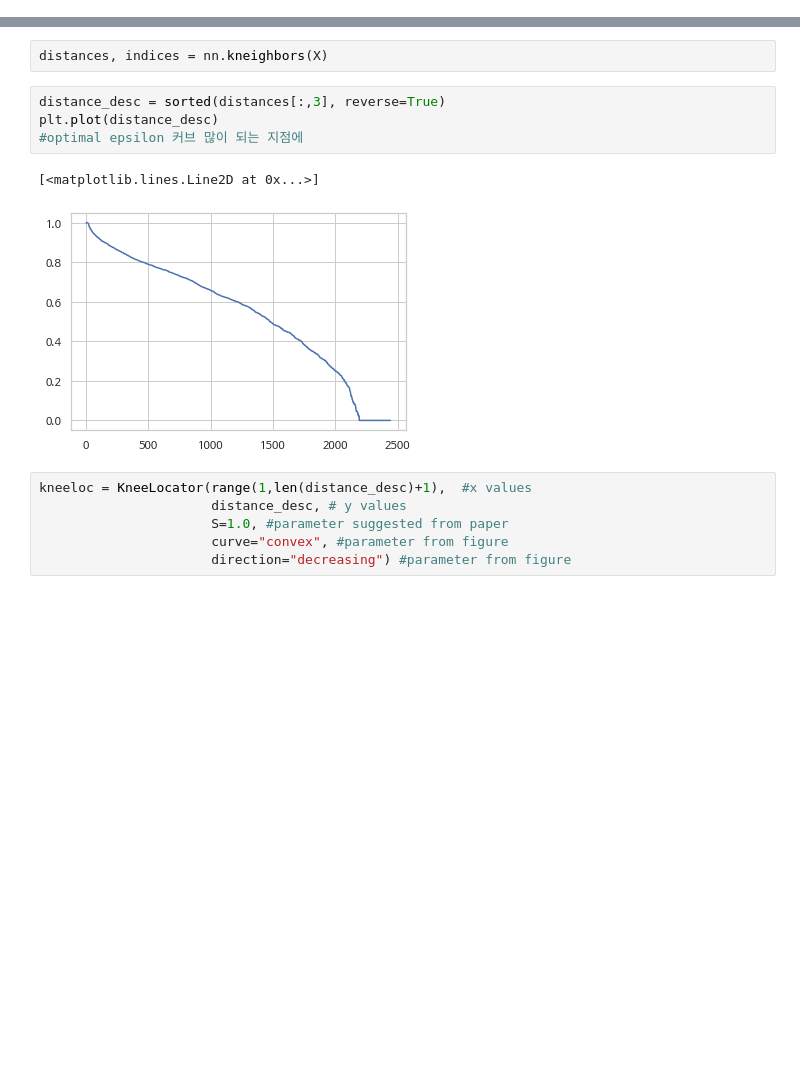
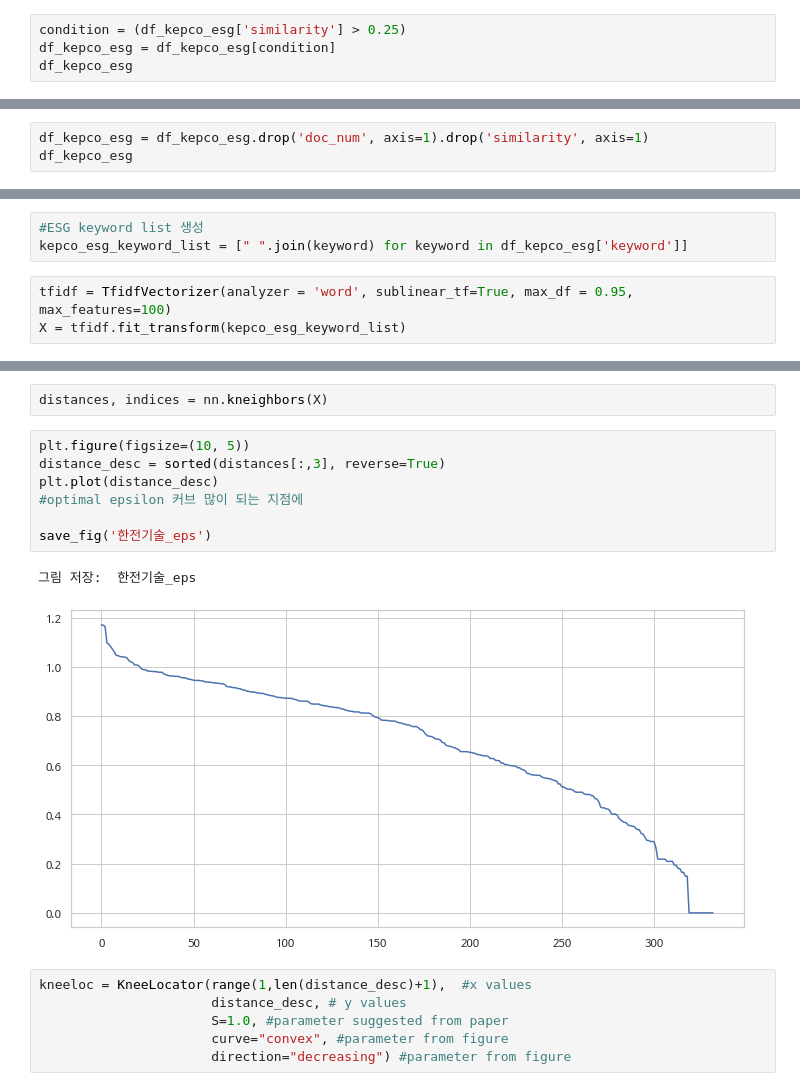
Before and after one commit to kimjuii/LIS3821, a Jupyter notebook: lab/text_mining.ipynb, the cells around one changed output, grey strips where cells are left out. Cells and saved outputs as stored; diff of their text form; blank space fills up the shorter version.

```diff
--- a/lab/text_mining.ipynb
+++ b/lab/text_mining.ipynb
@@ -279,0 +482,4 @@ X = tfidf.fit_transform(kepco_keyword_list)
+# %%
+condition = (df_kepco_esg['similarity'] > 0.25)
+df_kepco_esg = df_kepco_esg[condition]
+df_kepco_esg
@@ -279,0 +500,3 @@ X = tfidf.fit_transform(kepco_keyword_list)
+# %%
+df_kepco_esg = df_kepco_esg.drop('doc_num', axis=1).drop('similarity', axis=1)
+df_kepco_esg
@@ -279,0 +517,6 @@ X = tfidf.fit_transform(kepco_keyword_list)
+# %%
+#ESG keyword list 생성
+kepco_esg_keyword_list = [" ".join(keyword) for keyword in df_kepco_esg['keyword']]
+# %%
+tfidf = TfidfVectorizer(analyzer = 'word', sublinear_tf=True, max_df = 0.95, max_features=100)
+X = tfidf.fit_transform(kepco_esg_keyword_list)
@@ -525,12 +799,15 @@ nn = NearestNeighbors(n_neighbors=4, n_jobs=-1).fit(X)
 # %%
 distances, indices = nn.kneighbors(X)
 # %%
+plt.figure(figsize=(10, 5))
 distance_desc = sorted(distances[:,3], reverse=True)
 plt.plot(distance_desc)
 #optimal epsilon 커브 많이 되는 지점에
+
+save_fig('한전기술_eps')
 # %% [output]
-[<matplotlib.lines.Line2D at 0x...>]
+그림 저장:  한전기술_eps
-[figure, old version]
+[figure, new version]
 # %%
 kneeloc = KneeLocator(range(1,len(distance_desc)+1),  #x values
                       distance_desc, # y values
```
Also changed, not shown: parts of 52 cells of this notebook, 11 other files.
